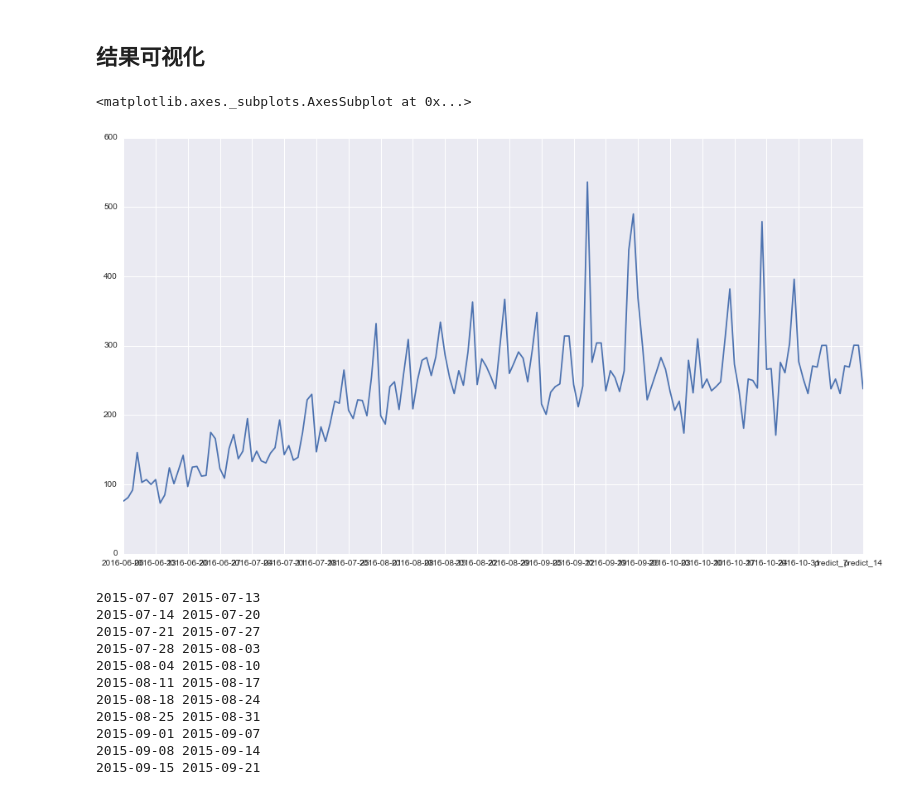
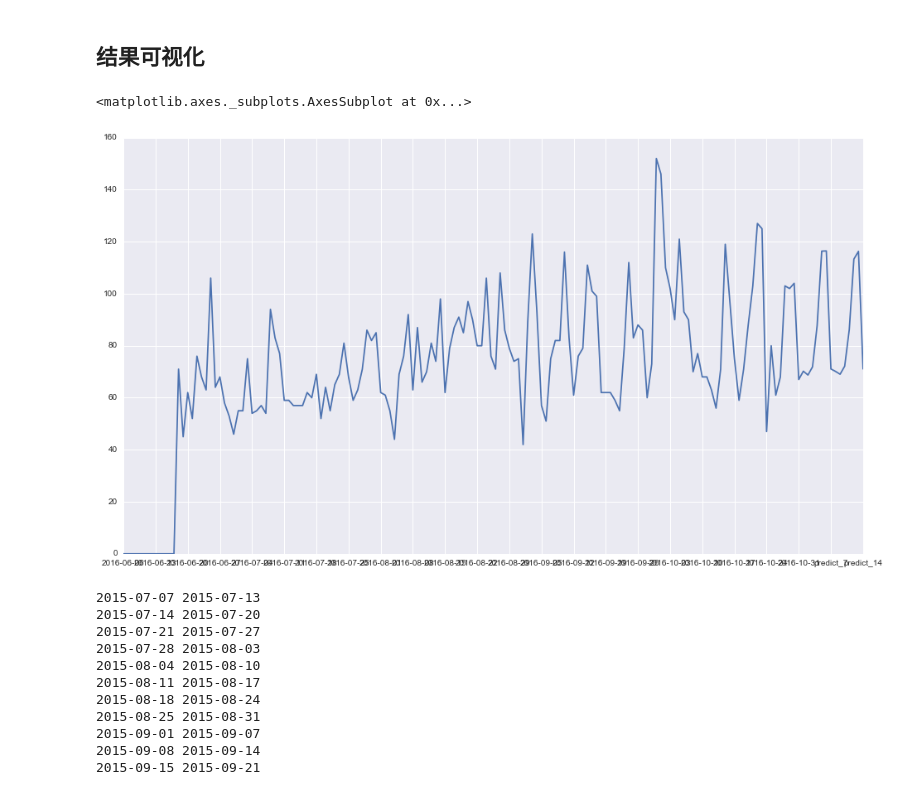
Before and after one commit to wakemeup-xyz/TianChi_IJCAI-17_sales_prediction_code, a Jupyter notebook: regression.ipynb, the cells around one changed output. Drawn from its saved outputs; the diff is of its cells as text; code cells hidden in the pictures.

```diff
--- a/regression.ipynb
+++ b/regression.ipynb
@@ -1004,16 +1029,16 @@ shop_info = shop_info.join(pd.DataFrame(result2,index=range(1,2001),columns=['pr
 # %%
 
 list_result = dateRange('2016-06-06','2016-10-31')
 for i in range(1,15):
     list_result.append('predict_'+str(i))
 
 xmajorLocator = MultipleLocator(7) #将x轴次刻度标签设置为7的倍数
 ax = plt.subplot(111)
 ax.xaxis.set_major_locator(xmajorLocator)
-shop_info.loc[180,list_result].T.plot(figsize=(16,9),ax=ax)
+shop_info.loc[3,list_result].T.plot(figsize=(16,9),ax=ax)
 # %% [output]
 <matplotlib.axes._subplots.AxesSubplot at 0x...>
-[figure, old version]
+[figure, new version]
 # %%
 
 #  占个格子 &&  cal avg sales count each day
```
Also changed, not shown: parts of 14 cells of this notebook, 2 other files.
